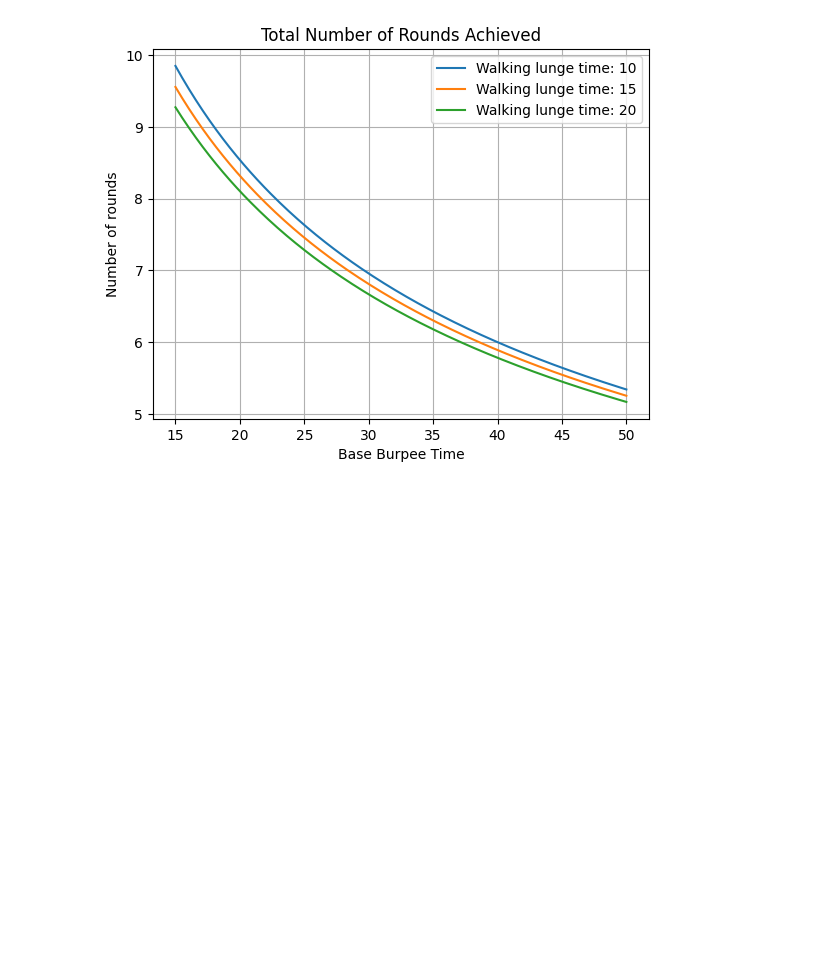
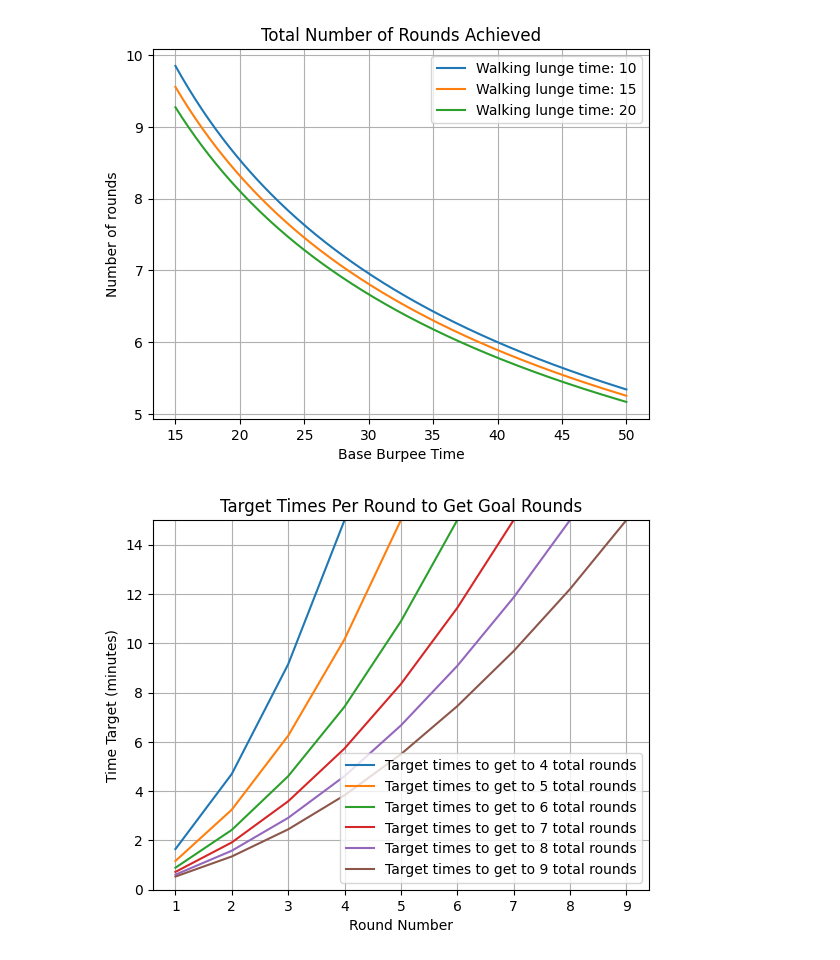
Before and after one commit to roshambo919/xfitopen, a Jupyter notebook: 25.1/plots.ipynb, the cells around one changed output. Drawn from its saved outputs; the diff is of its cells as text; code cells hidden in the pictures; blank space fills up the shorter version.

Commit message:
Add target time by round

```diff
--- a/25.1/plots.ipynb
+++ b/25.1/plots.ipynb
@@ -24,24 +22,52 @@ n_rounds = rounds(TW, TB, Tc)
 # %%
-# show a mesh plot
+import matplotlib.pyplot as plt
+
+
+# run rounds over a meshgrid
+tw = np.linspace(10, 20, num=200)
+tb = np.linspace(15, 50, num=200)
+Tc = 60 * 15
+TW, TB = np.meshgrid(tw, tb, sparse=True)
+n_rounds = rounds(TW, TB, Tc)
 h = plt.contourf(tw, tb, n_rounds)
-# plt.axis('scaled')
 plt.xlabel("Walking Lunge Time")
 plt.ylabel("Base Burpee Time")
 plt.colorbar()
 plt.show()
 
 
 # show a slice with constant walking lunges
 fig, ax = plt.subplots(1, 1)
 for tw_i in [10, 15, 20]:
     n_rounds_i = rounds(tw_i, tb, Tc)
     ax.plot(tb, n_rounds_i, label=f"Walking lunge time: {tw_i}")
 plt.xlabel("Base Burpee Time")
 plt.ylabel("Number of rounds")
 plt.grid()
 plt.title("Total Number of Rounds Achieved")
 plt.legend()
 plt.show()
+
+
+# show time targets for different numbers of rounds
+rounds_target = np.arange(4, 10, 1)
+tw_target = 15
+fig, ax = plt.subplots(1, 1)
+for r_i in rounds_target:
+    r_inter = np.arange(1, r_i+1)
+    tb_target = tb_time(tw_target, r_i, Tc)
+    t_by_r_target = tot_time(tw_target, tb_target, r_inter) / 60
+
+    # add to plot
+    ax.plot(r_inter, t_by_r_target, label=f"Target times to get to {r_i} total rounds")
+plt.legend()
+plt.ylim([0, Tc/60])
+plt.grid()
+plt.xlabel("Round Number")
+plt.ylabel("Time Target (minutes)")
+plt.title("Target Times Per Round to Get Goal Rounds")
+plt.show()
 # %% [output]
 [figure]
 [figure]
+[figure, added]
```
Also changed, not shown: parts of 2 cells of this notebook.
